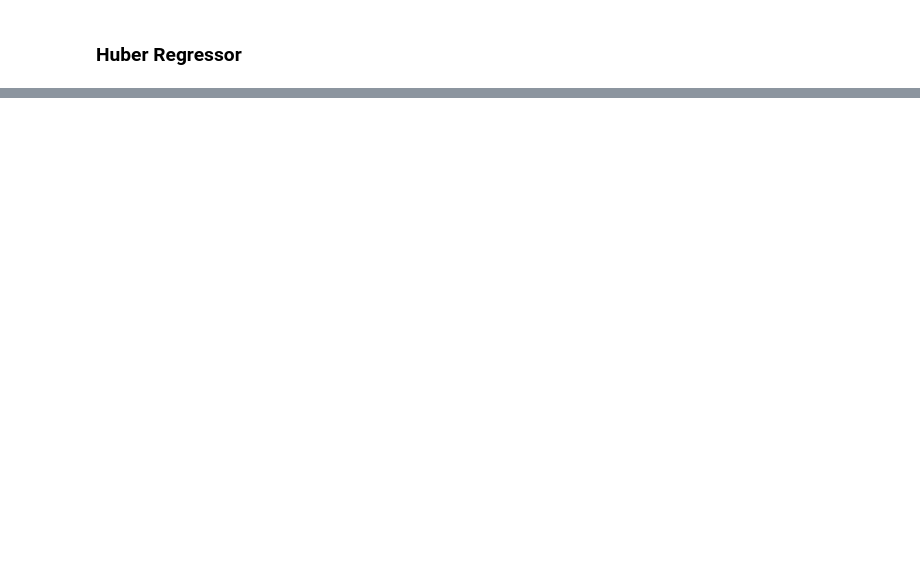
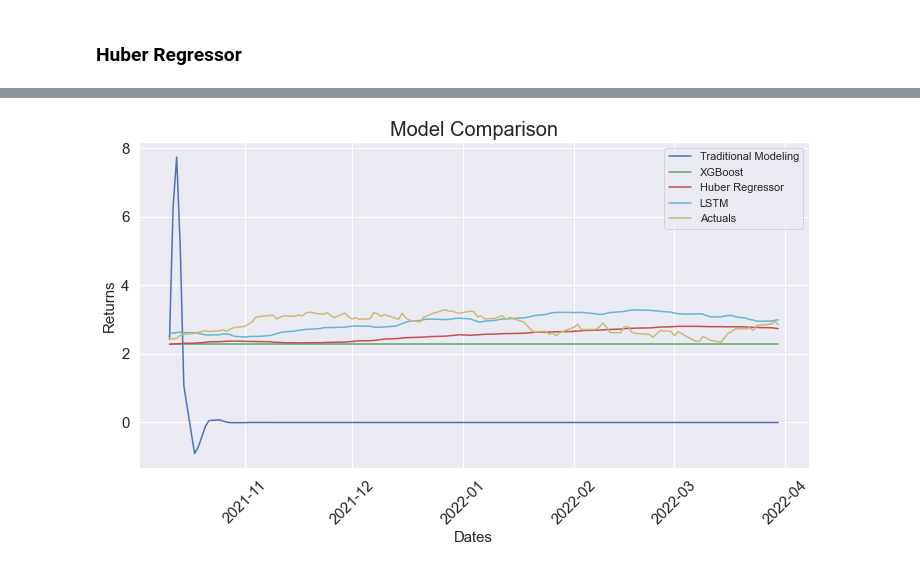
Before and after one commit to tanner-k/Investment-Portfolio-Prediction, a Jupyter notebook: notebooks/modeling.ipynb, the cells around one changed output, grey strips where cells are left out. Cells and saved outputs as stored; diff of their text form; code cells hidden in the pictures; blank space fills up the shorter version.

```diff
--- a/notebooks/modeling.ipynb
+++ b/notebooks/modeling.ipynb
@@ -192,0 +191,7 @@ plt.show()
+# %%
+# Load the LSTM and SARIMAX models created in the other modeling notebooks
+lstm = torch.load("../saved_models/returns_model_2022-06-08.pt")
+lstm.eval()
+
+with open("../saved_models/sarimax5_0_4.pkl", "rb") as f:
+    sarimax = pickle.load(f)
@@ -192,0 +278,26 @@ plt.show()
+# %%
+# Show the predictions compared to the actual
+
+# Get the dates from the other dataset
+dates = pd.read_csv("../data/100portfolioReturns.csv", index_col=0)
+
+prediction_dates = pd.to_datetime(dates.index[-prediction_periods:])
+
+color_list = ["b", "g", "r", "c", "m", "y"]
+
+plt.figure(figsize=(12, 6))
+
+for preds in range(len(model_list)):
+    plt.plot(prediction_dates, model_preds[preds], color=color_list[preds], label=model_list[preds])
+
+plt.plot(prediction_dates, y_test, color=color_list[len(model_list)+1], label="Actuals")
+plt.title("Model Comparison", fontsize=20)
+plt.xlabel("Dates", fontsize=15)
+plt.ylabel("Returns", fontsize=15)
+plt.xticks(fontsize=15, rotation=45)
+plt.yticks(fontsize=15)
+plt.legend()
+
+plt.show()
+# %% [output]
+[figure, added]
```
Also changed, not shown: parts of 8 cells of this notebook.
